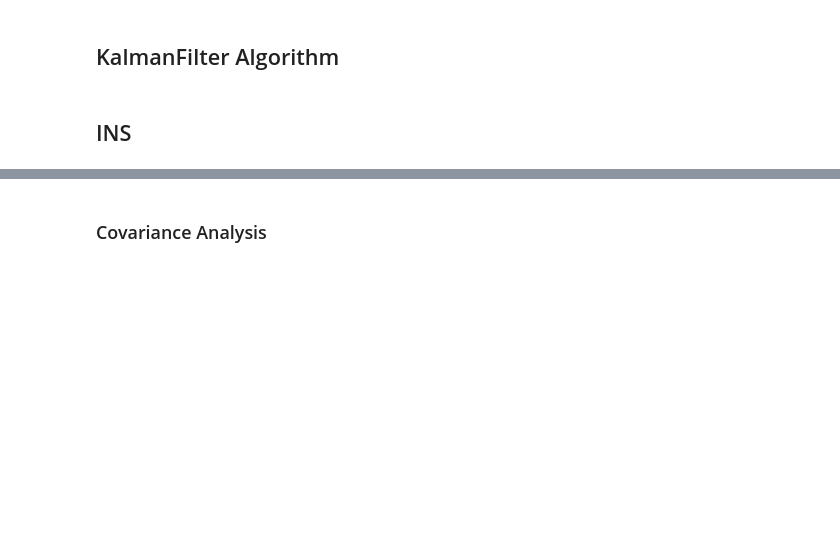
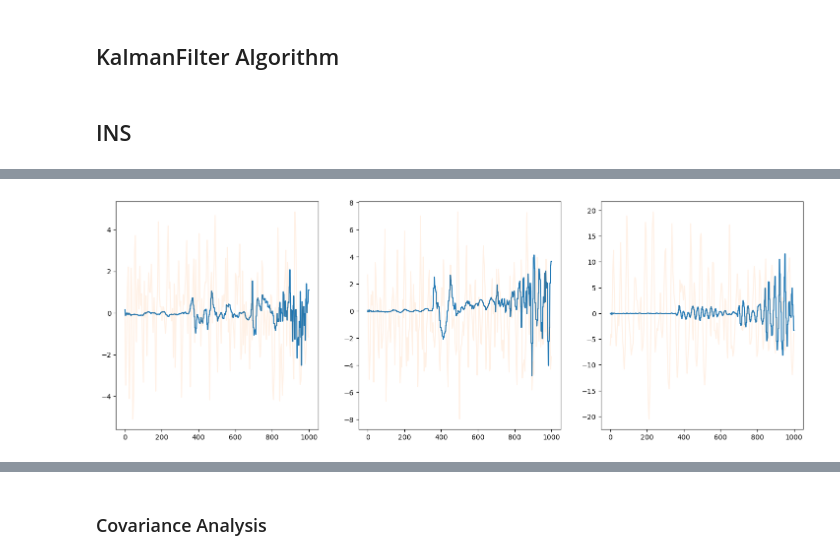
Before and after one commit to JaehoJang-Ipinlabs/ipinlabs.sensorio, a Jupyter notebook: KF_refactoring.ipynb, the cells around one changed output, grey strips where cells are left out. Drawn from its saved outputs; the diff is of its cells as text; code cells hidden in the pictures; blank space fills up the shorter version.

```diff
--- a/KF_refactoring.ipynb
+++ b/KF_refactoring.ipynb
@@ -349,6 +349,7 @@ LINEAR_ACCELERATION
 # %%
 mag = foo.interpolated['MAGNETIC_FIELD']
 acc = foo.interpolated['ACCELEROMETER']
+linacc = foo.interpolated['LINEAR_ACCELERATION']
 grv = foo.interpolated['GAME_ROTATION_VECTOR']
 # %%
 Ax = acc.X
@@ -701,0 +732,4 @@ NameError: name 'dt' is not defined
+# %%
+foo = INS({'linacc':slice(0,3),'gyro':slice(3,6),'gps':slice(6,9),'grv':slice(9,13)})
+# %%
+bar = foo(load_interface(filelist, 1))
@@ -701,0 +754,7 @@ NameError: name 'dt' is not defined
+# %%
+fig, ax = plt.subplots(1,3,figsize=(18,6))
+for i in range(3):
+    ax[i].plot(np.array(bar)[:,i])
+    ax[i].plot(np.array(linacc)[:1000,i+1],alpha=0.1)
+# %% [output]
+[figure, added]
```
Also changed, not shown: parts of 10 cells of this notebook.
